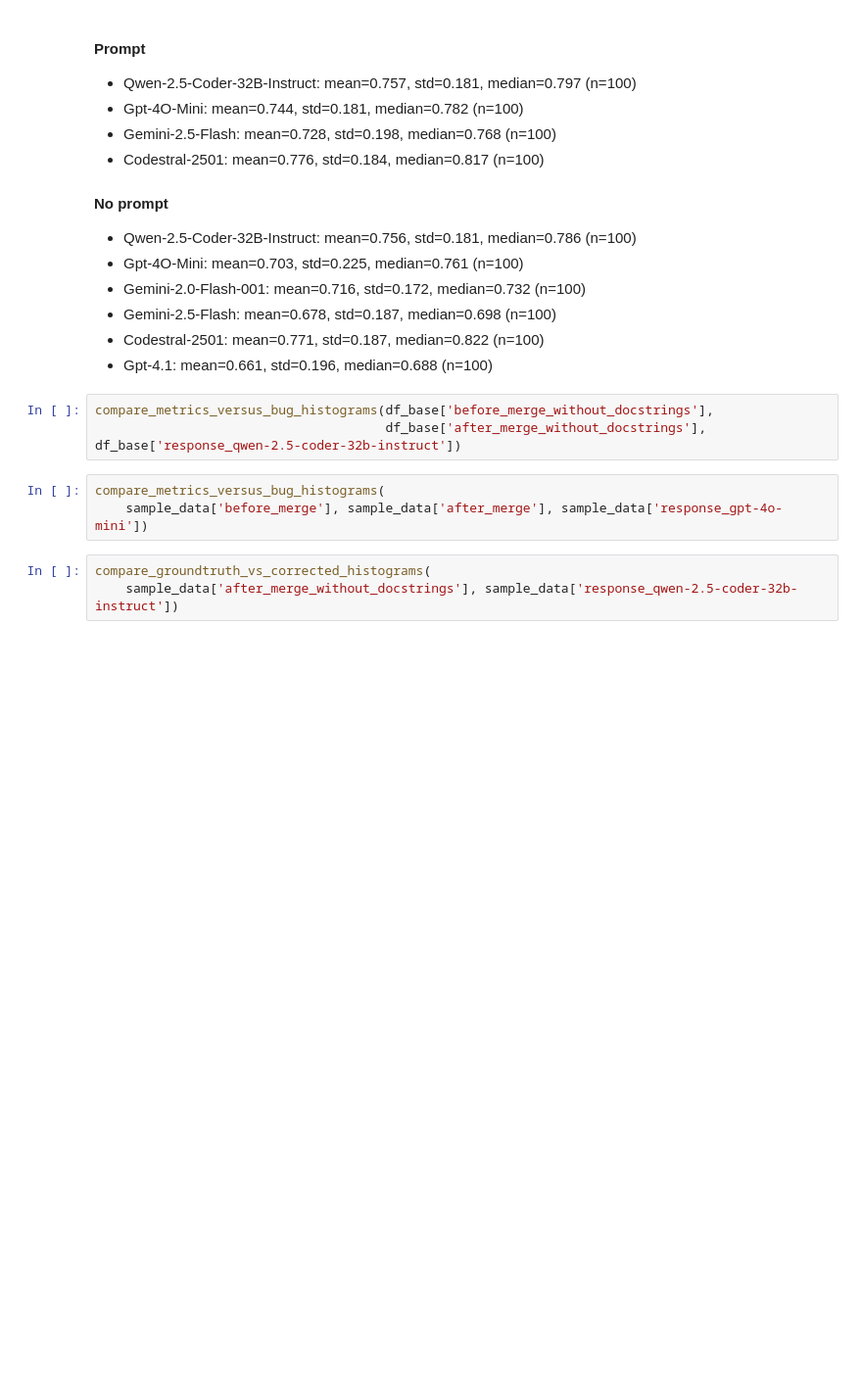
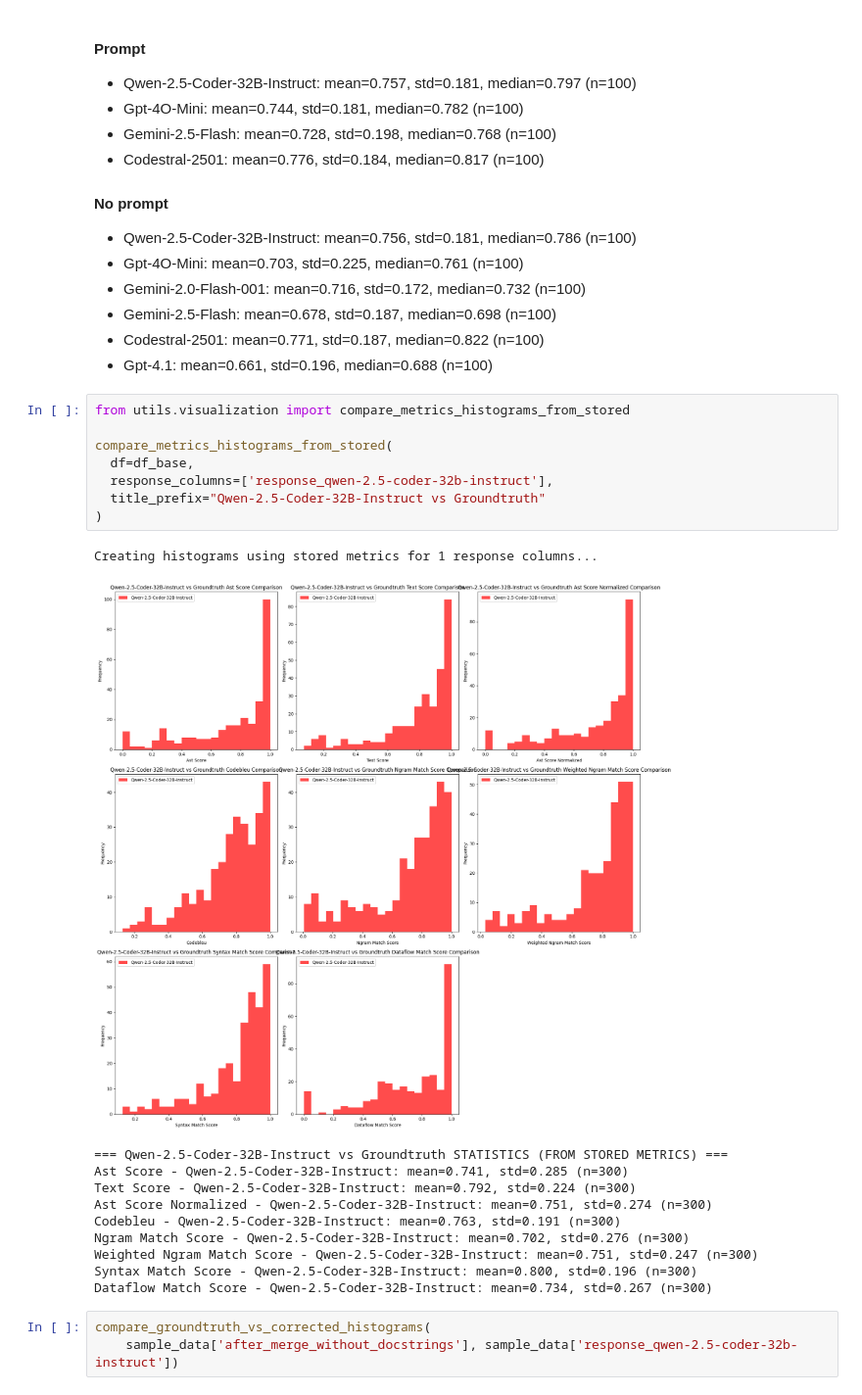
Before and after one commit to FernandoZanchitta/BugDetectiveAI, a Jupyter notebook: Bugdetectiveai/scr/notebooks/Compare_results.ipynb, the cells around one changed output. Shown: that part at 98% size. Saved outputs shown, nothing was run; the diff lists cells and outputs as text; blank space fills up the shorter version.

```diff
--- a/Bugdetectiveai/scr/notebooks/Compare_results.ipynb
+++ b/Bugdetectiveai/scr/notebooks/Compare_results.ipynb
@@ -173,12 +214,26 @@ No prompt = ""You are a helpful assistant that corrects the code based on the tr
 - Gemini-2.5-Flash: mean=0.678, std=0.187, median=0.698 (n=100)
 - Codestral-2501: mean=0.771, std=0.187, median=0.822 (n=100)
 - Gpt-4.1: mean=0.661, std=0.196, median=0.688 (n=100)
-# %%
-compare_metrics_versus_bug_histograms(df_base['before_merge_without_docstrings'],
-                                      df_base['after_merge_without_docstrings'], df_base['response_qwen-2.5-coder-32b-instruct'])
-# %%
-compare_metrics_versus_bug_histograms(
-    sample_data['before_merge'], sample_data['after_merge'], sample_data['response_gpt-4o-mini'])
+# %%
+from utils.visualization import compare_metrics_histograms_from_stored
+
+compare_metrics_histograms_from_stored(
+  df=df_base,
+  response_columns=['response_qwen-2.5-coder-32b-instruct'],
+  title_prefix="Qwen-2.5-Coder-32B-Instruct vs Groundtruth"
+)
+# %% [output]
+Creating histograms using stored metrics for 1 response columns...
+[figure, added]
+=== Qwen-2.5-Coder-32B-Instruct vs Groundtruth STATISTICS (FROM STORED METRICS) ===
+Ast Score - Qwen-2.5-Coder-32B-Instruct: mean=0.741, std=0.285 (n=300)
+Text Score - Qwen-2.5-Coder-32B-Instruct: mean=0.792, std=0.224 (n=300)
+Ast Score Normalized - Qwen-2.5-Coder-32B-Instruct: mean=0.751, std=0.274 (n=300)
+Codebleu - Qwen-2.5-Coder-32B-Instruct: mean=0.763, std=0.191 (n=300)
+Ngram Match Score - Qwen-2.5-Coder-32B-Instruct: mean=0.702, std=0.276 (n=300)
+Weighted Ngram Match Score - Qwen-2.5-Coder-32B-Instruct: mean=0.751, std=0.247 (n=300)
+Syntax Match Score - Qwen-2.5-Coder-32B-Instruct: mean=0.800, std=0.196 (n=300)
+Dataflow Match Score - Qwen-2.5-Coder-32B-Instruct: mean=0.734, std=0.267 (n=300)
 # %%
 compare_groundtruth_vs_corrected_histograms(
     sample_data['after_merge_without_docstrings'], sample_data['response_qwen-2.5-coder-32b-instruct'])
```
Also changed, not shown: parts of 3 cells of this notebook, 6 other files.
